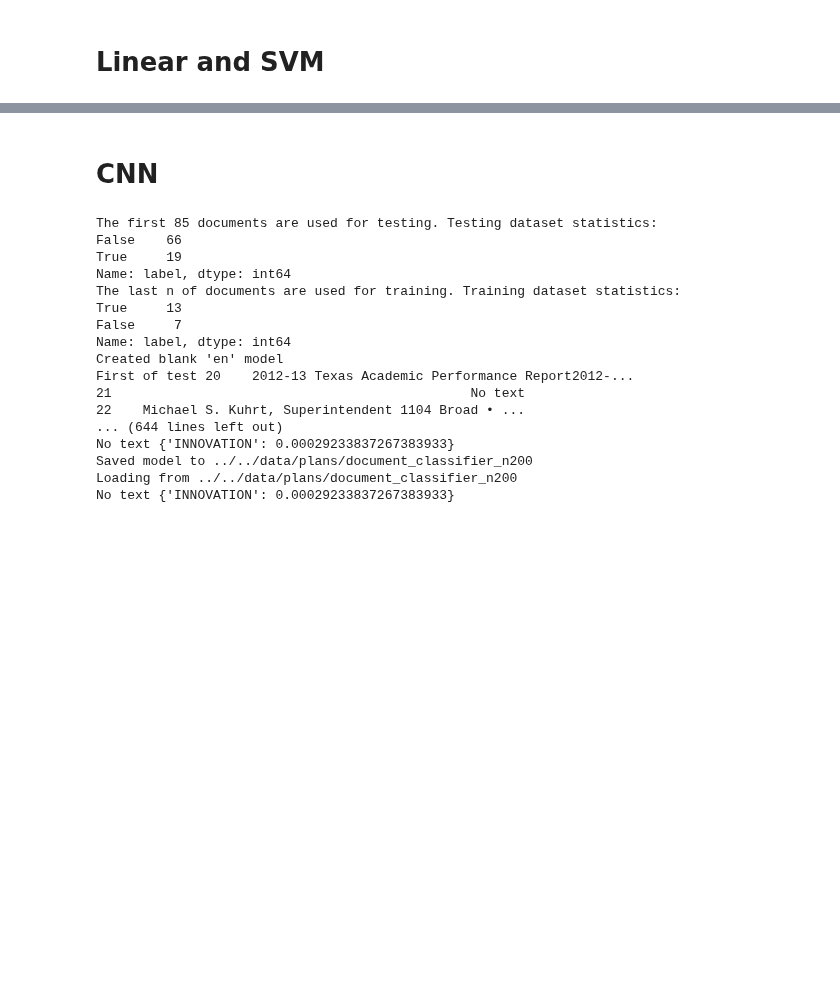
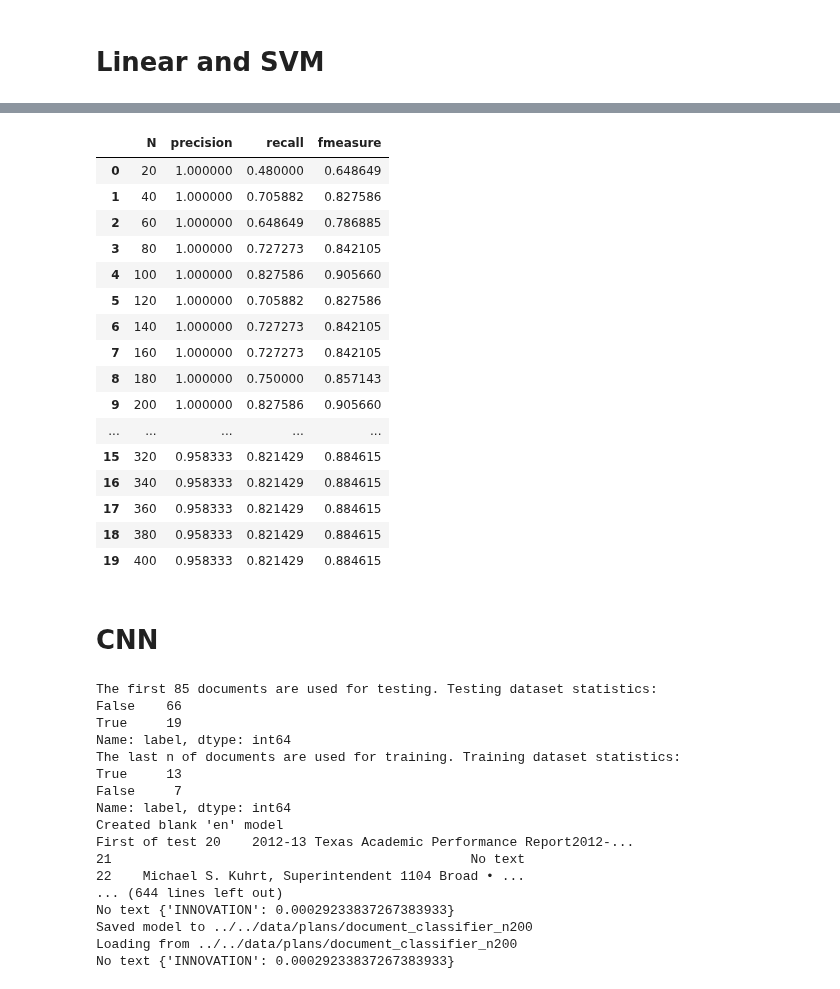
Before and after one commit to KylieLAnglin/dofis, a Jupyter notebook: data_from_plans/03_train_classifiers_and_make_learning_curve.ipynb, the cells around one changed output, grey strips where cells are left out. Drawn from its saved outputs; the diff is of its cells as text; code cells hidden in the pictures; blank space fills up the shorter version.

```diff
--- a/data_from_plans/03_train_classifiers_and_make_learning_curve.ipynb
+++ b/data_from_plans/03_train_classifiers_and_make_learning_curve.ipynb
@@ -143,0 +171,38 @@ def train_model(classifier, feature_vector_train, label, feature_vector_valid):
+# %%
+penalty = [0.01, 1,  2, 3, 4,5 ,6 ,7, 8, 9, 10, 11, 12, 13, 14,15, 20, 30, 40, 50]
+n = 200
+sample = n // 2
+
+valid_text = labeled_docs.text.head(100)
+valid_label = labeled_docs.label.head(100)
+train_text = labeled_docs.text.tail(sample)
+train_label = labeled_docs.label.tail(sample)
+train_text = train_text.append(docs_true.text.head(sample))
+train_label = train_label.append(docs_true.label.head(sample))
+# %%
+top_fmeasure = 0
+for value in penalty:
+
+    # label encode the target variable
+    encoder = preprocessing.LabelEncoder()
+    train_label = encoder.fit_transform(train_label)
+    valid_label = encoder.fit_transform(valid_label)
+
+    # word level tf-idf
+    tfidf_vect = TfidfVectorizer(analyzer='word', token_pattern=r'\w{1,}', max_features=5000)
+    tfidf_vect.fit(train_text)
+    train_tfidf =  tfidf_vect.transform(train_text)
+    valid_tfidf =  tfidf_vect.transform(valid_text)
+
+    # Linear
+    precision, recall, fmeasure = train_model(
+        linear_model.LogisticRegression(penalty = 'l1', C = value ),
+        train_tfidf,
+        train_label,
+        valid_tfidf,
+        valid_label,
+    )
+    if fmeasure > top_fmeasure:
+        top_fmeasure = fmeasure
+        best_penalty = value
+print(best_penalty)
@@ -223,3 +303,23 @@ lin_scores
+# %%
+svm_scores
+# %% [output]
+|  | N | precision | recall | fmeasure |
+| 0 | 20 | 1.000000 | 0.480000 | 0.648649 |
+| 1 | 40 | 1.000000 | 0.705882 | 0.827586 |
+| 2 | 60 | 1.000000 | 0.648649 | 0.786885 |
+| 3 | 80 | 1.000000 | 0.727273 | 0.842105 |
+| 4 | 100 | 1.000000 | 0.827586 | 0.905660 |
+| 5 | 120 | 1.000000 | 0.705882 | 0.827586 |
+| 6 | 140 | 1.000000 | 0.727273 | 0.842105 |
+| 7 | 160 | 1.000000 | 0.727273 | 0.842105 |
+| 8 | 180 | 1.000000 | 0.750000 | 0.857143 |
+| 9 | 200 | 1.000000 | 0.827586 | 0.905660 |
+| ... | ... | ... | ... | ... |
+| 15 | 320 | 0.958333 | 0.821429 | 0.884615 |
+| 16 | 340 | 0.958333 | 0.821429 | 0.884615 |
+| 17 | 360 | 0.958333 | 0.821429 | 0.884615 |
+| 18 | 380 | 0.958333 | 0.821429 | 0.884615 |
+| 19 | 400 | 0.958333 | 0.821429 | 0.884615 |
 # %% [markdown]
 # CNN
 # %%
```
Also changed, not shown: parts of 10 cells of this notebook.
